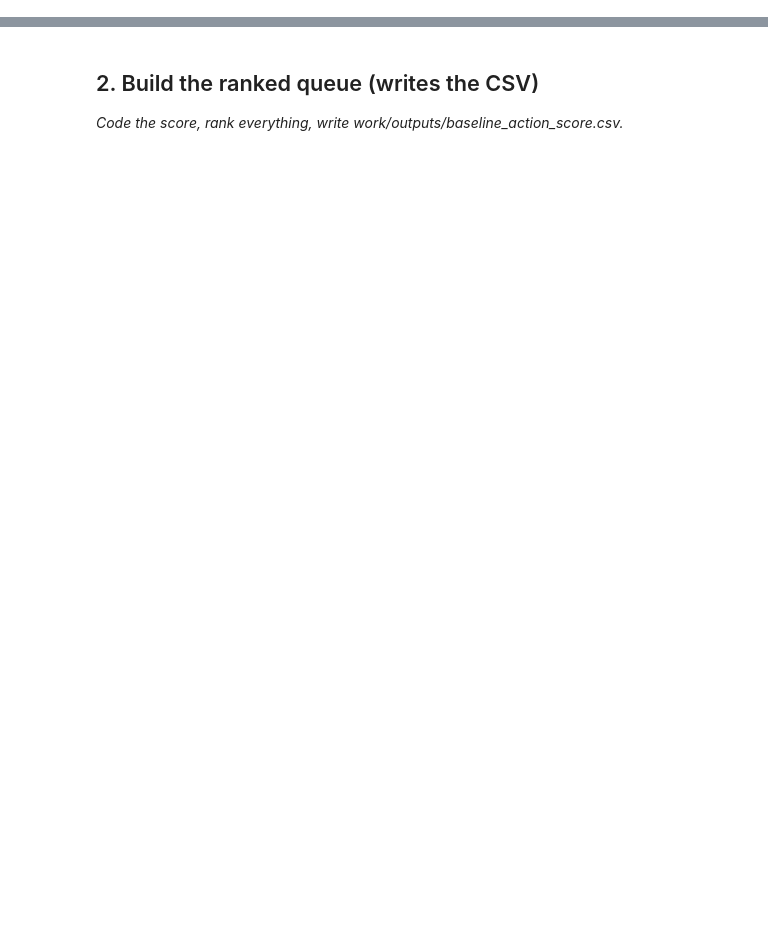
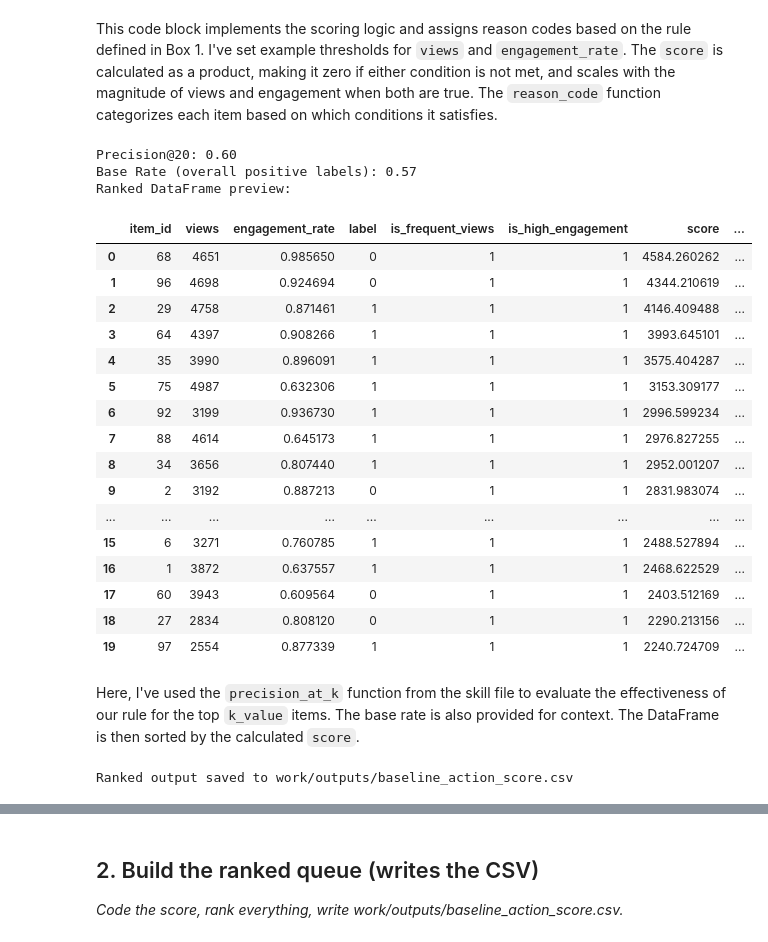
Before and after one commit to shaikhabdullahwaseem17-byte/vigilant-meme, a Jupyter notebook: work/notebooks/w04_baseline_score.ipynb, the cells around one changed output, grey strips where cells are left out. Saved outputs shown, nothing was run; the diff lists cells and outputs as text; code cells hidden in the pictures; blank space fills up the shorter version.

```diff
--- a/work/notebooks/w04_baseline_score.ipynb
+++ b/work/notebooks/w04_baseline_score.ipynb
@@ -12,0 +44,4 @@ This skeleton is yours to fill. Work the sections **in order** — each one has
+# %%
+with open('/content/SKILL (5).md', 'r') as f:
+    skill_content = f.read()
+print(skill_content)
@@ -13,3 +66,21 @@ This skeleton is yours to fill. Work the sections **in order** — each one has
 # %%
 # This cell is for CODE (numbers, a query, a check).
 # Write your text answer in the cell ABOVE this one — typing sentences here breaks Run All.
+# %%
+import pandas as pd
+import numpy as np
+import os
+
+# Create dummy data for demonstration
+np.random.seed(42)
+num_items = 100
+data = {
+    'item_id': range(num_items),
+    'views': np.random.randint(100, 5000, num_items),
+    'engagement_rate': np.random.rand(num_items),
+    'label': np.random.randint(0, 2, num_items) # Dummy label for precision@K
+}
+df = pd.DataFrame(data)
+
+print("Sample DataFrame created:")
+display(df.head())
@@ -15,0 +133,57 @@ This skeleton is yours to fill. Work the sections **in order** — each one has
+# %% [markdown]
+This code block implements the scoring logic and assigns reason codes based on the rule defined in Box 1. I've set example thresholds for `views` and `engagement_rate`. The `score` is calculated as a product, making it zero if either condition is not met, and scales with the magnitude of views and engagement when both are true. The `reason_code` function categorizes each item based on which conditions it satisfies.
+# %%
+# Function to calculate precision@K (from SKILL (5).md)
+def precision_at_k(scores, labels, k):
+    order = np.argsort(-np.asarray(scores))
+    return np.asarray(labels)[order[:k]].mean()
+
+# Rank the DataFrame by score in descending order
+df_ranked = df.sort_values(by='score', ascending=False).reset_index(drop=True)
+
+# Evaluate precision@K
+k_value = 20 # Evaluate for the top 20 items
+actual_labels = df_ranked['label'] # Using the dummy label for demonstration
+
+prec_at_k = precision_at_k(df_ranked['score'], actual_labels, k_value)
+base_rate = actual_labels.mean()
+
+print(f"Precision@{k_value}: {prec_at_k:.2f}")
+print(f"Base Rate (overall positive labels): {base_rate:.2f}")
+
+print("Ranked DataFrame preview:")
+display(df_ranked.head(k_value))
+# %% [output]
+Precision@20: 0.60
+Base Rate (overall positive labels): 0.57
+Ranked DataFrame preview:
+|  | item_id | views | engagement_rate | label | is_frequent_views | is_high_engagement | score | ... |
+| 0 | 68 | 4651 | 0.985650 | 0 | 1 | 1 | 4584.260262 | ... |
+| 1 | 96 | 4698 | 0.924694 | 0 | 1 | 1 | 4344.210619 | ... |
+| 2 | 29 | 4758 | 0.871461 | 1 | 1 | 1 | 4146.409488 | ... |
+| 3 | 64 | 4397 | 0.908266 | 1 | 1 | 1 | 3993.645101 | ... |
+| 4 | 35 | 3990 | 0.896091 | 1 | 1 | 1 | 3575.404287 | ... |
+| 5 | 75 | 4987 | 0.632306 | 1 | 1 | 1 | 3153.309177 | ... |
+| 6 | 92 | 3199 | 0.936730 | 1 | 1 | 1 | 2996.599234 | ... |
+| 7 | 88 | 4614 | 0.645173 | 1 | 1 | 1 | 2976.827255 | ... |
+| 8 | 34 | 3656 | 0.807440 | 1 | 1 | 1 | 2952.001207 | ... |
+| 9 | 2 | 3192 | 0.887213 | 0 | 1 | 1 | 2831.983074 | ... |
+| ... | ... | ... | ... | ... | ... | ... | ... | ... |
+| 15 | 6 | 3271 | 0.760785 | 1 | 1 | 1 | 2488.527894 | ... |
+| 16 | 1 | 3872 | 0.637557 | 1 | 1 | 1 | 2468.622529 | ... |
+| 17 | 60 | 3943 | 0.609564 | 0 | 1 | 1 | 2403.512169 | ... |
+| 18 | 27 | 2834 | 0.808120 | 0 | 1 | 1 | 2290.213156 | ... |
+| 19 | 97 | 2554 | 0.877339 | 1 | 1 | 1 | 2240.724709 | ... |
+# %% [markdown]
+Here, I've used the `precision_at_k` function from the skill file to evaluate the effectiveness of our rule for the top `k_value` items. The base rate is also provided for context. The DataFrame is then sorted by the calculated `score`.
+# %%
+# Create the output directory if it doesn't exist
+os.makedirs('work/outputs', exist_ok=True)
+
+# Write the ranked output to a CSV file
+output_path = 'work/outputs/baseline_action_score.csv'
+df_ranked.to_csv(output_path, index=False)
+
+print(f"Ranked output saved to {output_path}")
+# %% [output]
+Ranked output saved to work/outputs/baseline_action_score.csv
```
Also changed, not shown: parts of 12 cells of this notebook.
